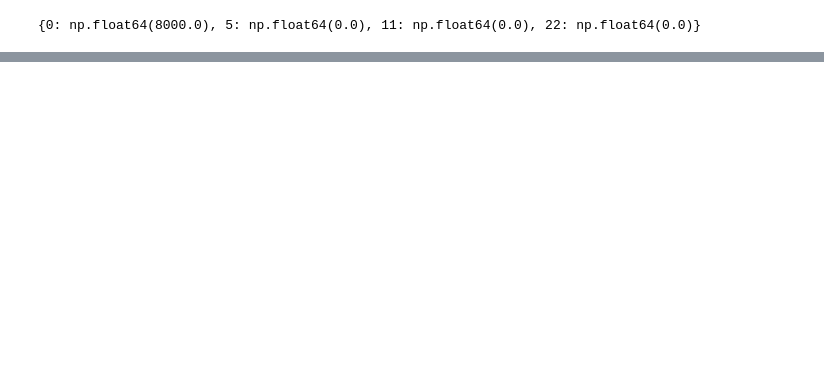
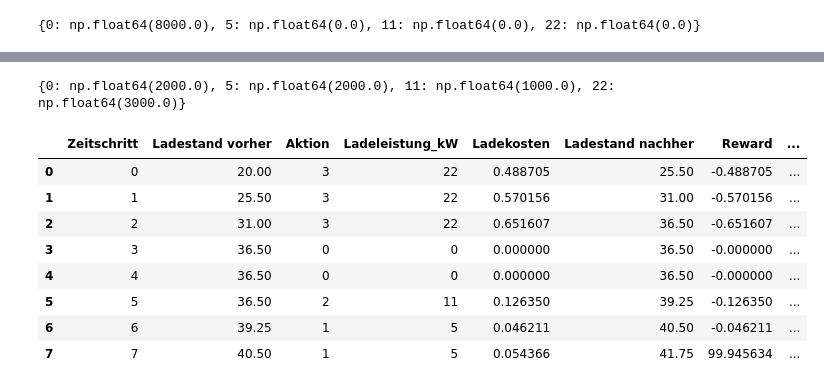
Before and after one commit to nbringew/AAA_Team_1, a Jupyter notebook: notebooks/04_reinforcement_learning.ipynb, the cells around one changed output, grey strips where cells are left out. Cells and saved outputs as stored; diff of their text form; code cells hidden in the pictures; blank space fills up the shorter version.

Commit message:
new environment with other cost function and new improved evaluation

```diff
--- a/notebooks/04_reinforcement_learning.ipynb
+++ b/notebooks/04_reinforcement_learning.ipynb
@@ -444,0 +595,4 @@ Wenn ich lade, bekomme ich sofort große negative Rewards. Wenn ich nicht lade,
+# %%
+model_improved.learn(
+    total_timesteps=50000
+)
@@ -444,0 +646,53 @@ Wenn ich lade, bekomme ich sofort große negative Rewards. Wenn ich nicht lade,
+# %%
+action_counts_improved = np.zeros(len(env_improved.power_levels))
+
+for _ in range(1000):
+    obs, _ = env_improved.reset()
+    done = False
+
+    while not done:
+        action, _ = model_improved.predict(obs, deterministic=True)
+        action_counts_improved[int(action)] += 1
+        obs, _, done, _, _ = env_improved.step(action)
+
+print(dict(zip(env_improved.power_levels, action_counts_improved)))
+# %% [output]
+{0: np.float64(2000.0), 5: np.float64(2000.0), 11: np.float64(1000.0), 22: np.float64(3000.0)}
+# %%
+episode_results_improved = []
+
+obs, _ = env_improved.reset()
+done = False
+
+while not done:
+    old_soc = obs[0]
+    old_step = obs[1]
+
+    action, _ = model_improved.predict(obs, deterministic=True)
+    obs, reward, done, _, info = env_improved.step(action)
+
+    episode_results_improved.append({
+        "Zeitschritt": int(old_step),
+        "Ladestand vorher": old_soc,
+        "Aktion": int(action),
+        "Ladeleistung_kW": info["power"],
+        "Ladekosten": info["charging_cost"],
+        "Ladestand nachher": obs[0],
+        "Reward": reward,
+        "Demand": info.get("demand", np.nan),
+        "Shortage": info.get("shortage", np.nan),
+        "Success": info.get("success", np.nan)
+    })
+
+episode_df_improved = pd.DataFrame(episode_results_improved)
+episode_df_improved
+# %% [output]
+|  | Zeitschritt | Ladestand vorher | Aktion | Ladeleistung_kW | Ladekosten | Ladestand nachher | Reward | ... |
+| 0 | 0 | 20.00 | 3 | 22 | 0.488705 | 25.50 | -0.488705 | ... |
+| 1 | 1 | 25.50 | 3 | 22 | 0.570156 | 31.00 | -0.570156 | ... |
+| 2 | 2 | 31.00 | 3 | 22 | 0.651607 | 36.50 | -0.651607 | ... |
+| 3 | 3 | 36.50 | 0 | 0 | 0.000000 | 36.50 | -0.000000 | ... |
+| 4 | 4 | 36.50 | 0 | 0 | 0.000000 | 36.50 | -0.000000 | ... |
+| 5 | 5 | 36.50 | 2 | 11 | 0.126350 | 39.25 | -0.126350 | ... |
+| 6 | 6 | 39.25 | 1 | 5 | 0.046211 | 40.50 | -0.046211 | ... |
+| 7 | 7 | 40.50 | 1 | 5 | 0.054366 | 41.75 | 99.945634 | ... |
```
Also changed, not shown: parts of 12 cells of this notebook, 2 other files.
